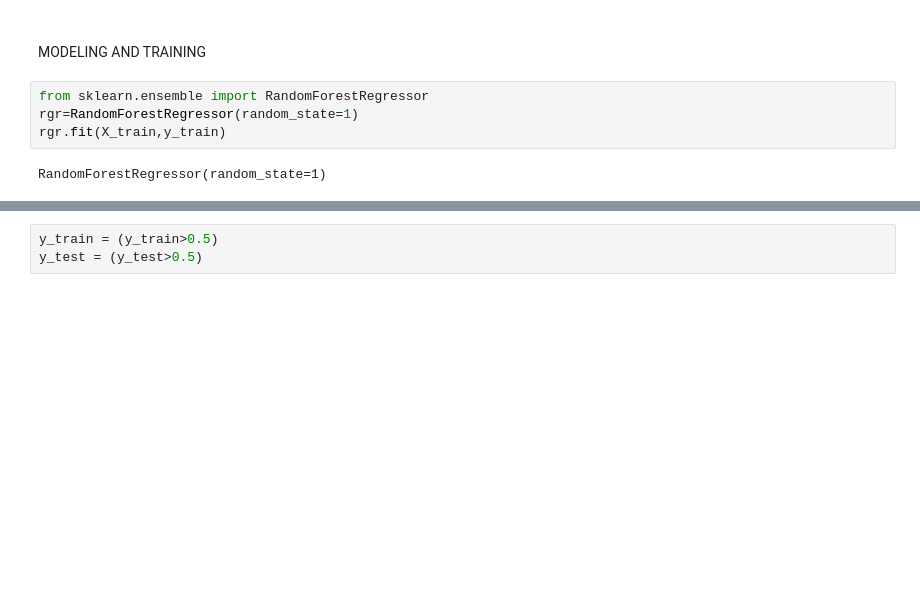
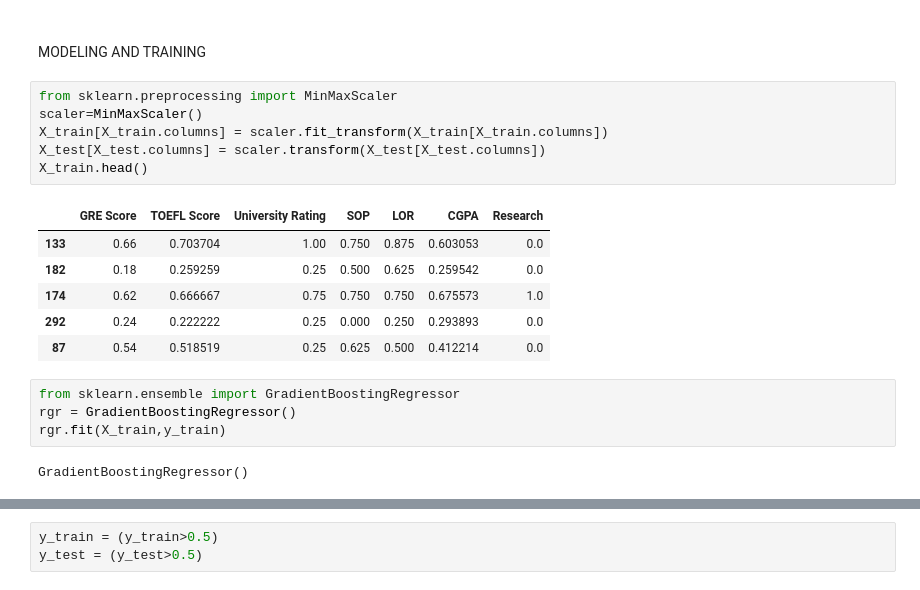
Before and after one commit to IBM-EPBL/IBM-Project-19316-1659696089, a Jupyter notebook: University Admission Prediction.ipynb, the cells around one changed output, grey strips where cells are left out. Drawn from its saved outputs; the diff is of its cells as text; blank space fills up the shorter version.

```diff
--- a/University Admission Prediction.ipynb
+++ b/University Admission Prediction.ipynb
@@ -161,12 +161,25 @@ X_train, X_test, y_train, y_test = train_test_split(X, y, test_size=0.15)
 # %% [markdown]
 #
 MODELING AND TRAINING
+# %%
+from sklearn.preprocessing import MinMaxScaler
+scaler=MinMaxScaler()
+X_train[X_train.columns] = scaler.fit_transform(X_train[X_train.columns])
+X_test[X_test.columns] = scaler.transform(X_test[X_test.columns])
+X_train.head()
+# %% [output]
+|  | GRE Score | TOEFL Score | University Rating | SOP | LOR | CGPA | Research |
+| 133 | 0.66 | 0.703704 | 1.00 | 0.750 | 0.875 | 0.603053 | 0.0 |
+| 182 | 0.18 | 0.259259 | 0.25 | 0.500 | 0.625 | 0.259542 | 0.0 |
+| 174 | 0.62 | 0.666667 | 0.75 | 0.750 | 0.750 | 0.675573 | 1.0 |
+| 292 | 0.24 | 0.222222 | 0.25 | 0.000 | 0.250 | 0.293893 | 0.0 |
+| 87 | 0.54 | 0.518519 | 0.25 | 0.625 | 0.500 | 0.412214 | 0.0 |
 # %%
-from sklearn.ensemble import RandomForestRegressor
-rgr=RandomForestRegressor(random_state=1)
+from sklearn.ensemble import GradientBoostingRegressor
+rgr = GradientBoostingRegressor()
 rgr.fit(X_train,y_train)
 # %% [output]
-RandomForestRegressor(random_state=1)
+GradientBoostingRegressor()
 # %%
 rgr.score(X_test,y_test)
 # %% [output]
```
Also changed, not shown: parts of 4 cells of this notebook, 1 other file.
